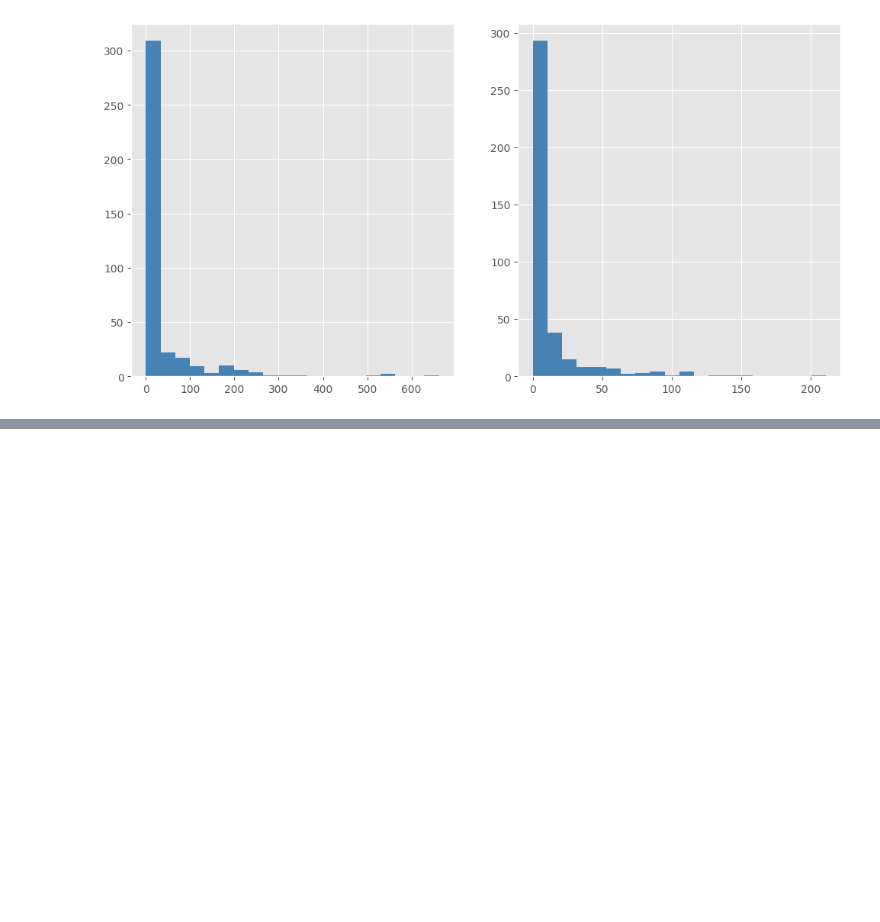
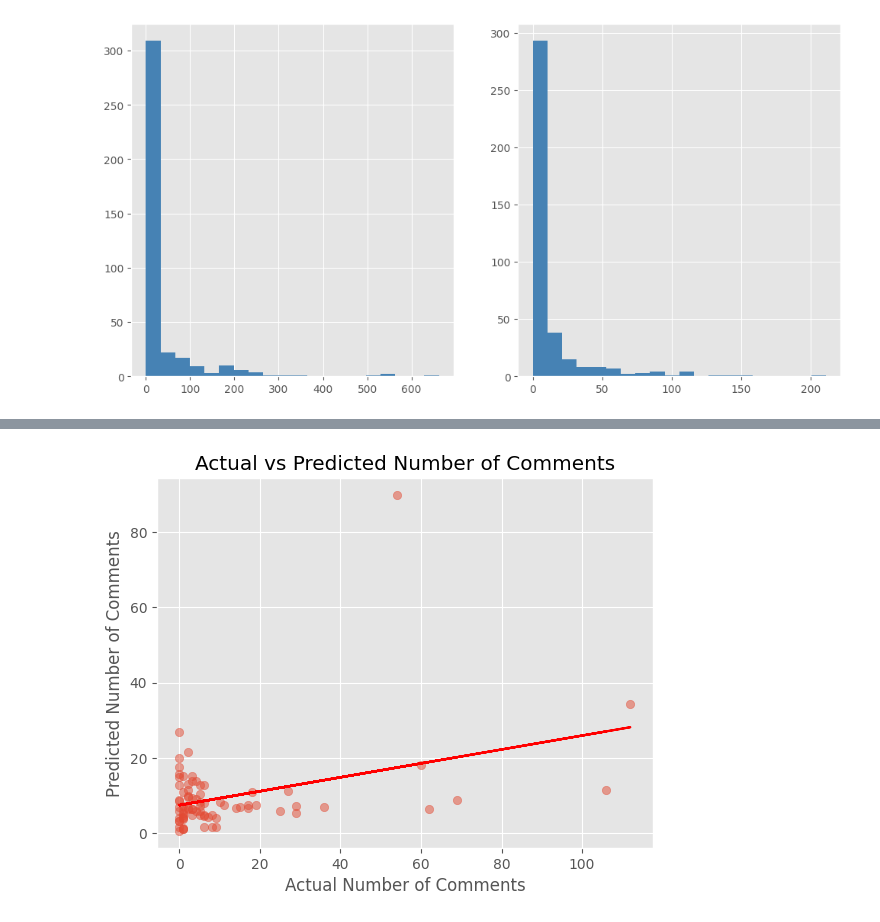
Before and after one commit to fszymanski13/text-mining1, a Jupyter notebook: notebook.ipynb, the cells around one changed output, grey strips where cells are left out. Cells and saved outputs as stored; diff of their text form; code cells hidden in the pictures; blank space fills up the shorter version.

```diff
--- a/notebook.ipynb
+++ b/notebook.ipynb
@@ -220,0 +203,15 @@ None
+# %%
+# Create a scatter plot comparing actual vs predicted values
+plt.scatter(y_test, predictions, alpha=0.5)
+plt.xlabel('Actual Number of Comments')
+plt.ylabel('Predicted Number of Comments')
+plt.title('Actual vs Predicted Number of Comments')
+
+# Add a trendline (optional)
+z = np.polyfit(y_test, predictions, 1)
+p = np.poly1d(z)
+plt.plot(y_test, p(y_test), color='red')
+
+plt.show()
+# %% [output]
+[figure, added]
```
Also changed, not shown: parts of 15 cells of this notebook.
